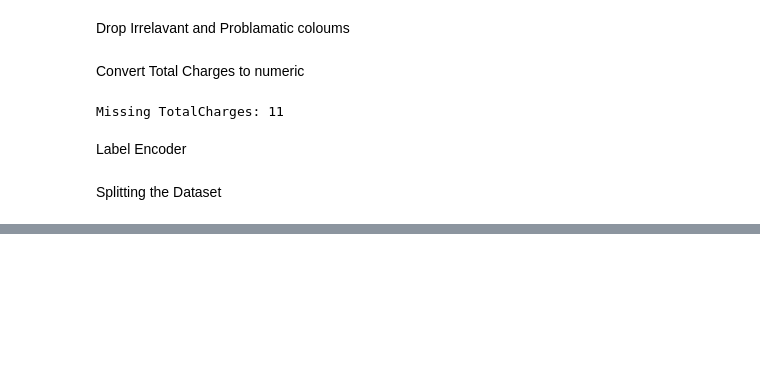
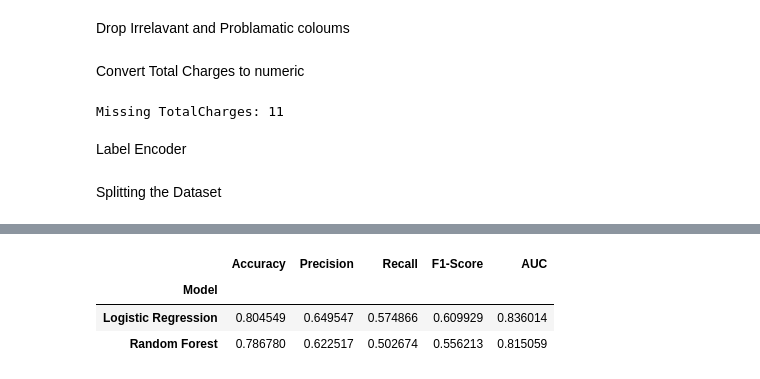
Before and after one commit to saikumartech/Customer-Churn-Prediction-Retention-Dashboard-, a Jupyter notebook: Customer_Churn_Prediction_&_Retention_Dashboard.ipynb, the cells around one changed output, grey strips where cells are left out. Saved outputs shown, nothing was run; the diff lists cells and outputs as text; code cells hidden in the pictures; blank space fills up the shorter version.

```diff
--- a/Customer_Churn_Prediction_&_Retention_Dashboard.ipynb
+++ b/Customer_Churn_Prediction_&_Retention_Dashboard.ipynb
@@ -296,0 +407,39 @@ X_train, X_test, y_train, y_test = train_test_split(X, y, test_size=0.2, random_
+# %%
+# Redefine predicted probabilities for Logistic Regression (class = 1 / Churn)
+y_probs = log_reg.predict_proba(X_test)[:, 1]
+# %%
+from sklearn.metrics import precision_score, recall_score, f1_score
+
+# Logistic Regression Scores
+acc_log = accuracy_score(y_test, y_pred)
+prec_log = precision_score(y_test, y_pred)
+rec_log = recall_score(y_test, y_pred)
+f1_log = f1_score(y_test, y_pred)
+auc_log = roc_auc_score(y_test, y_probs)
+
+# Random Forest Scores
+acc_rf = accuracy_score(y_test, y_pred_rf)
+prec_rf = precision_score(y_test, y_pred_rf)
+rec_rf = recall_score(y_test, y_pred_rf)
+f1_rf = f1_score(y_test, y_pred_rf)
+auc_rf = roc_auc_score(y_test, y_probs_rf)
+
+# Create comparison DataFrame
+import pandas as pd
+
+comparison_df = pd.DataFrame({
+    'Model': ['Logistic Regression', 'Random Forest'],
+    'Accuracy': [acc_log, acc_rf],
+    'Precision': [prec_log, prec_rf],
+    'Recall': [rec_log, rec_rf],
+    'F1-Score': [f1_log, f1_rf],
+    'AUC': [auc_log, auc_rf]
+})
+
+comparison_df.set_index('Model', inplace=True)
+comparison_df
+# %% [output]
+|  | Accuracy | Precision | Recall | F1-Score | AUC |
+| Model |  |  |  |  |  |
+| Logistic Regression | 0.804549 | 0.649547 | 0.574866 | 0.609929 | 0.836014 |
+| Random Forest | 0.786780 | 0.622517 | 0.502674 | 0.556213 | 0.815059 |
```
Also changed, not shown: parts of 13 cells of this notebook.
